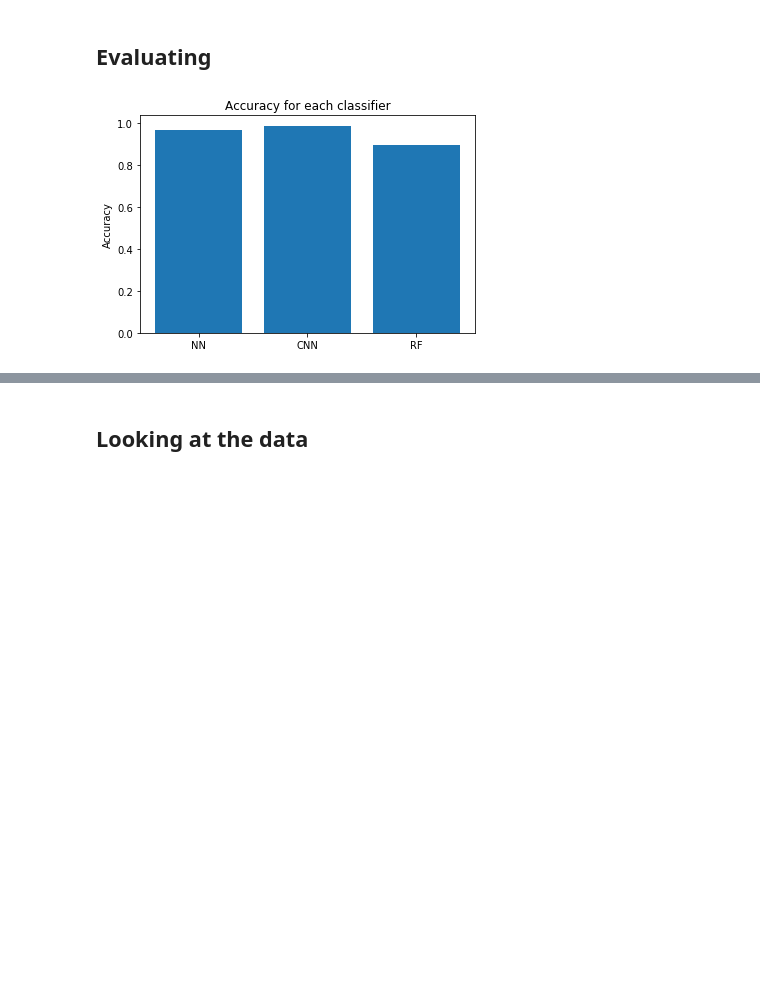
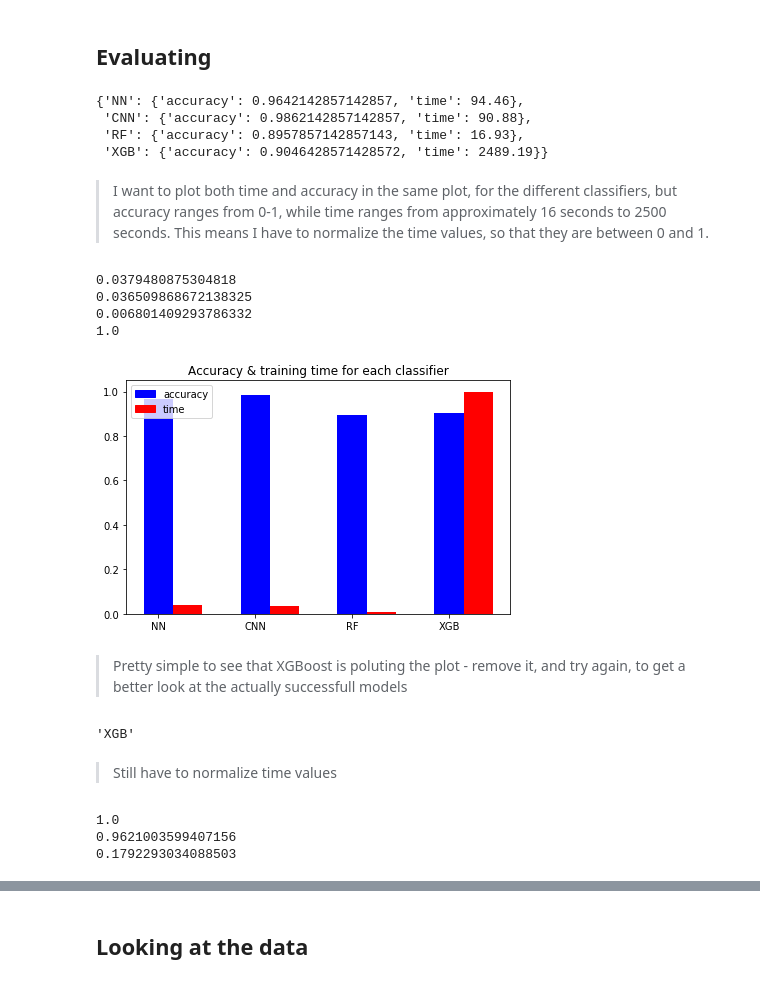
Before and after one commit to Sindreedelange/INF283, a Jupyter notebook: Project2-Recognizing-handwritten-digits/nbs/MNIST Classification w. Keras.ipynb, the cells around one changed output, grey strips where cells are left out. Saved outputs shown, nothing was run; the diff lists cells and outputs as text; code cells hidden in the pictures; blank space fills up the shorter version.

Commit message:
Add plots, and custom GridSearch for CNN

```diff
--- a/Project2-Recognizing-handwritten-digits/nbs/MNIST Classification w. Keras.ipynb
+++ b/Project2-Recognizing-handwritten-digits/nbs/MNIST Classification w. Keras.ipynb
@@ -334,0 +350,4 @@ pickle.dump(optim_est_xgb, open(full_path_xgb, "wb"))
+# %%
+dictionary_path = "../dictionaries/"
+classifiers_dict_f_name = "classifiers_dict.npy"
+classifiers_dict_f_path = dictionary_path + classifiers_dict_f_name
@@ -335,18 +356,69 @@ pickle.dump(optim_est_xgb, open(full_path_xgb, "wb"))
 # %% [markdown]
 ## Evaluating
+# %%
+# To load the classifiers dict:
+classifiers_dict = np.load(classifiers_dict_f_path).item()
+# %%
+classifiers_dict
+# %% [output]
+{'NN': {'accuracy': 0.9642142857142857, 'time': 94.46},
+ 'CNN': {'accuracy': 0.9862142857142857, 'time': 90.88},
+ 'RF': {'accuracy': 0.8957857142857143, 'time': 16.93},
+ 'XGB': {'accuracy': 0.9046428571428572, 'time': 2489.19}}
 # %%
 accuracy_list = []
+time_list = []
 classifiers_list = []
 for k, v in classifiers_dict.items():
     classifiers_list.append(k)
     accuracy_list.append(classifiers_dict[k]['accuracy'])
-
-y_pos = np.arange(len(classifiers_list))
-
-plt.bar(y_pos, accuracy_list, align='center')
-plt.xticks(y_pos, classifiers_list)
-plt.ylabel('Accuracy')
-plt.title('Accuracy for each classifier')
-plt.show()
+    time_list.append(classifiers_dict[k]['time'])
-# %% [output]
-[figure, removed]
+# %% [markdown]
+> I want to plot both time and accuracy in the same plot, for the different classifiers, but accuracy ranges from 0-1, while time ranges from approximately 16 seconds to 2500 seconds. This means I have to normalize the time values, so that they are between 0 and 1.
+# %%
+# normalize time list
+normalizing_constant = max(time_list)
+for i in range(len(time_list)):
+    time_list[i] = time_list[i]/normalizing_constant
+    print(time_list[i])
+# %% [output]
+0.0379480875304818
+0.036509868672138325
+0.006801409293786332
+1.0
+# %%
+y_pos = np.arange(len(classifiers_list))
+bar_width = 0.3
+plt.bar(y_pos, accuracy_list, width=bar_width, color='b', align='center')
+plt.bar(y_pos + bar_width, time_list, width=bar_width, color='r', align='center')
+plt.xticks(y_pos, classifiers_list)
+plt.title('Accuracy & training time for each classifier')
+
+blue = npatches.Patch(color='blue', label='accuracy')
+red = npatches.Patch(color='red', label='time')
+
+plt.legend(handles=[blue, red])
+plt.tight_layout()
+plt.show()
+# %% [output]
+[figure, added]
+# %% [markdown]
+> Pretty simple to see that XGBoost is poluting the plot - remove it, and try again, to get a better look at the actually successfull models
+# %%
+xgb_index = classifiers_list.index('XGB')
+accuracy_list.pop(xgb_index)
+time_list.pop(xgb_index)
+classifiers_list.pop(xgb_index)
+# %% [output]
+'XGB'
+# %% [markdown]
+> Still have to normalize time values
+# %%
+normalizing_constant = max(time_list)
+for i in range(len(time_list)):
+    time_list[i] = time_list[i]/normalizing_constant
+    print(time_list[i])
+# %% [output]
+1.0
+0.9621003599407156
+0.1792293034088503
```
Also changed, not shown: parts of 28 cells of this notebook.
